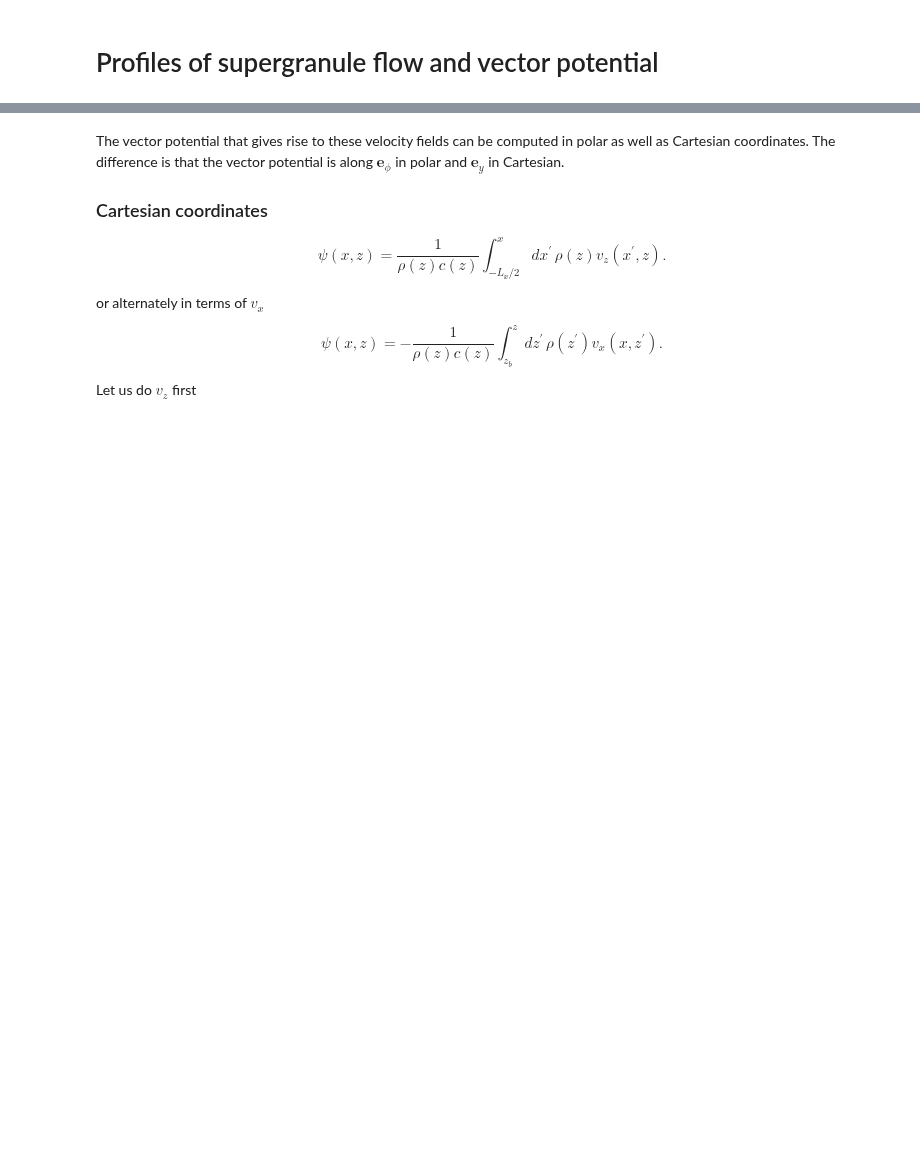
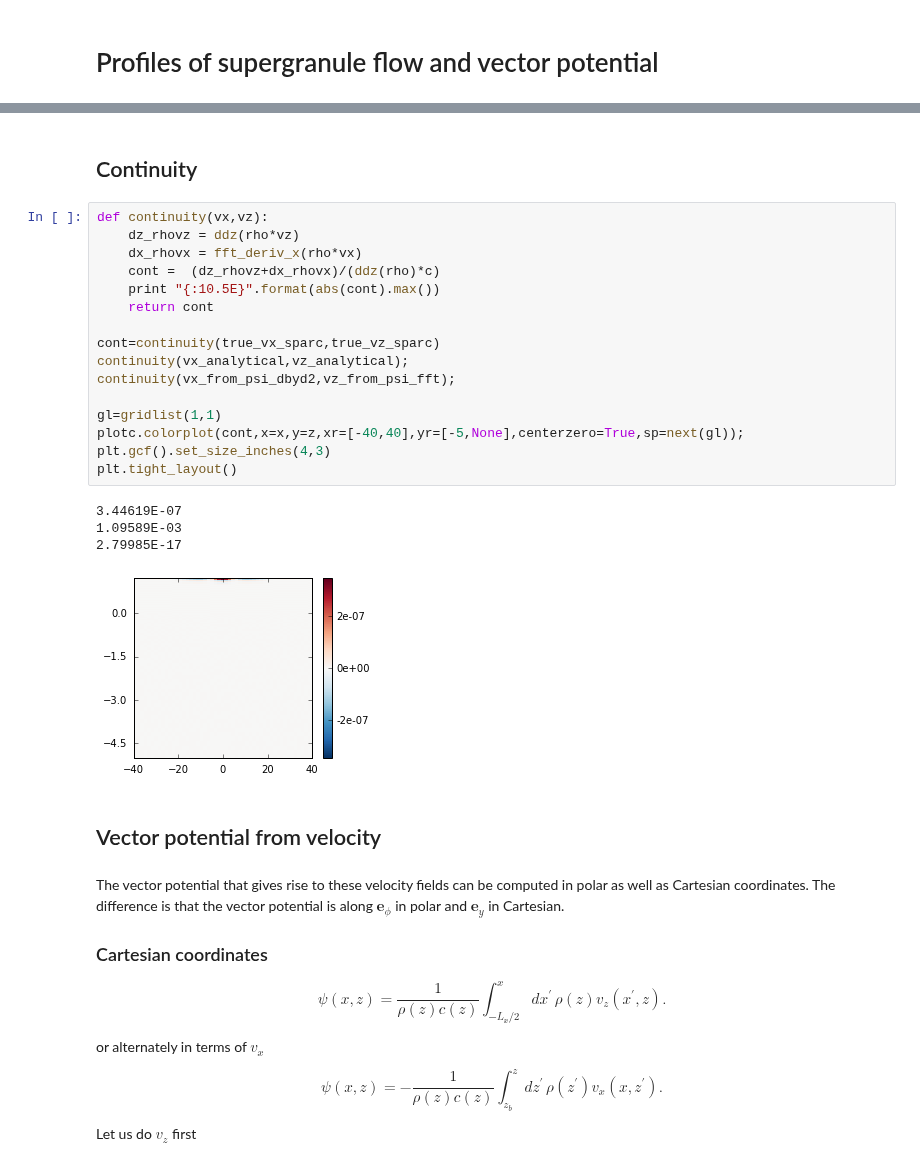
Before and after one commit to jishnub/sparc_flows, a Jupyter notebook: Supergranule.ipynb, the cells around one changed output, grey strips where cells are left out. Drawn from its saved outputs; the diff is of its cells as text; blank space fills up the shorter version.

```diff
--- a/Supergranule.ipynb
+++ b/Supergranule.ipynb
@@ -143,3 +247,28 @@ vx misft lower limit 8.02318138268e-07
+# %% [markdown]
+## Continuity
+# %%
+def continuity(vx,vz):
+    dz_rhovz = ddz(rho*vz)
+    dx_rhovx = fft_deriv_x(rho*vx)
+    cont =  (dz_rhovz+dx_rhovx)/(ddz(rho)*c)
+    print "{:10.5E}".format(abs(cont).max())
+    return cont
+
+cont=continuity(true_vx_sparc,true_vz_sparc)
+continuity(vx_analytical,vz_analytical);
+continuity(vx_from_psi_dbyd2,vz_from_psi_fft);
+
+gl=gridlist(1,1)
+plotc.colorplot(cont,x=x,y=z,xr=[-40,40],yr=[-5,None],centerzero=True,sp=next(gl));
+plt.gcf().set_size_inches(4,3)
+plt.tight_layout()
+# %% [output]
+3.44619E-07
+1.09589E-03
+2.79985E-17
+[figure, added]
+# %% [markdown]
+## Vector potential from velocity
 # %% [markdown]
 The vector potential that gives rise to these velocity fields can be computed in polar as well as Cartesian coordinates. The difference is that the vector potential is along $\mathbf{e}_\phi$ in polar and $\mathbf{e}_y$ in Cartesian.
 
```
Also changed, not shown: parts of 25 cells of this notebook, 8 other files.
